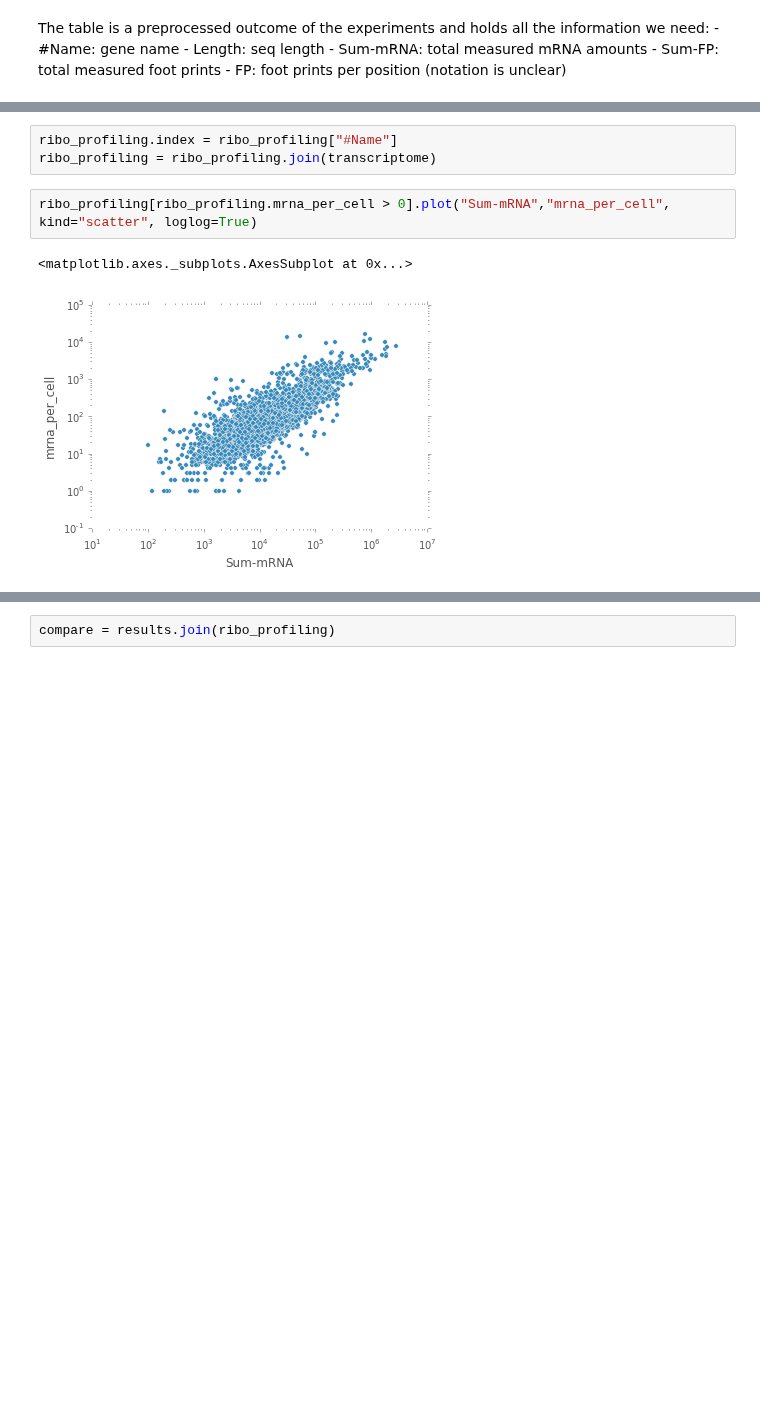
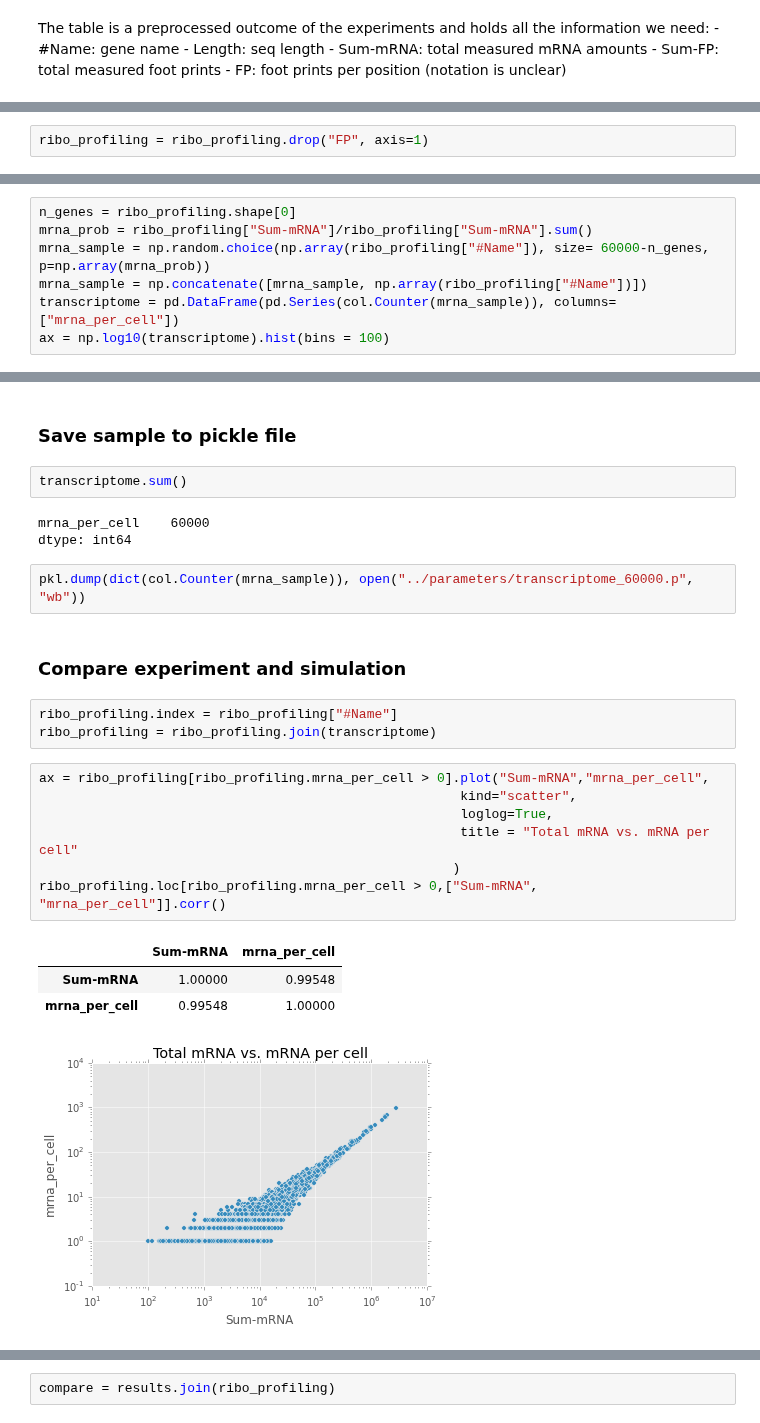
Before and after one commit to gittenberg/TRSL, a Jupyter notebook: workbooks/polysome_results.ipynb, the cells around one changed output, grey strips where cells are left out. Saved outputs shown, nothing was run; the diff lists cells and outputs as text; blank space fills up the shorter version.

```diff
--- a/workbooks/polysome_results.ipynb
+++ b/workbooks/polysome_results.ipynb
@@ -142 +123,3 @@ The table is a preprocessed outcome of the experiments and holds all the informa
+# %%
+ribo_profiling = ribo_profiling.drop("FP", axis=1)
 # %%
@@ -160,0 +145,7 @@ array([[<matplotlib.axes._subplots.AxesSubplot object at 0x...>]], dtype=object)
+# %%
+n_genes = ribo_profiling.shape[0]
+mrna_prob = ribo_profiling["Sum-mRNA"]/ribo_profiling["Sum-mRNA"].sum()
+mrna_sample = np.random.choice(np.array(ribo_profiling["#Name"]), size= 60000-n_genes, p=np.array(mrna_prob))
+mrna_sample = np.concatenate([mrna_sample, np.array(ribo_profiling["#Name"])])
+transcriptome = pd.DataFrame(pd.Series(col.Counter(mrna_sample)), columns=["mrna_per_cell"])
+ax = np.log10(transcriptome).hist(bins = 100)
@@ -161,8 +154,26 @@ array([[<matplotlib.axes._subplots.AxesSubplot object at 0x...>]], dtype=object)
+# %% [markdown]
+### Save sample to pickle file
+# %%
+transcriptome.sum()
+# %% [output]
+mrna_per_cell    60000
+dtype: int64
+# %%
+pkl.dump(dict(col.Counter(mrna_sample)), open("../parameters/transcriptome_60000.p", "wb"))
+# %% [markdown]
+### Compare experiment and simulation
 # %%
 ribo_profiling.index = ribo_profiling["#Name"]
 ribo_profiling = ribo_profiling.join(transcriptome)
 # %%
-ribo_profiling[ribo_profiling.mrna_per_cell > 0].plot("Sum-mRNA","mrna_per_cell", kind="scatter", loglog=True)
+ax = ribo_profiling[ribo_profiling.mrna_per_cell > 0].plot("Sum-mRNA","mrna_per_cell",
+                                                      kind="scatter",
+                                                      loglog=True,
+                                                      title = "Total mRNA vs. mRNA per cell"
+                                                     )
+ribo_profiling.loc[ribo_profiling.mrna_per_cell > 0,["Sum-mRNA", "mrna_per_cell"]].corr()
 # %% [output]
-<matplotlib.axes._subplots.AxesSubplot at 0x...>
+|  | Sum-mRNA | mrna_per_cell |
+| Sum-mRNA | 1.00000 | 0.99548 |
+| mrna_per_cell | 0.99548 | 1.00000 |
-[figure, old version]
+[figure, new version]
```
Also changed, not shown: parts of 26 cells of this notebook, 4 other files.
